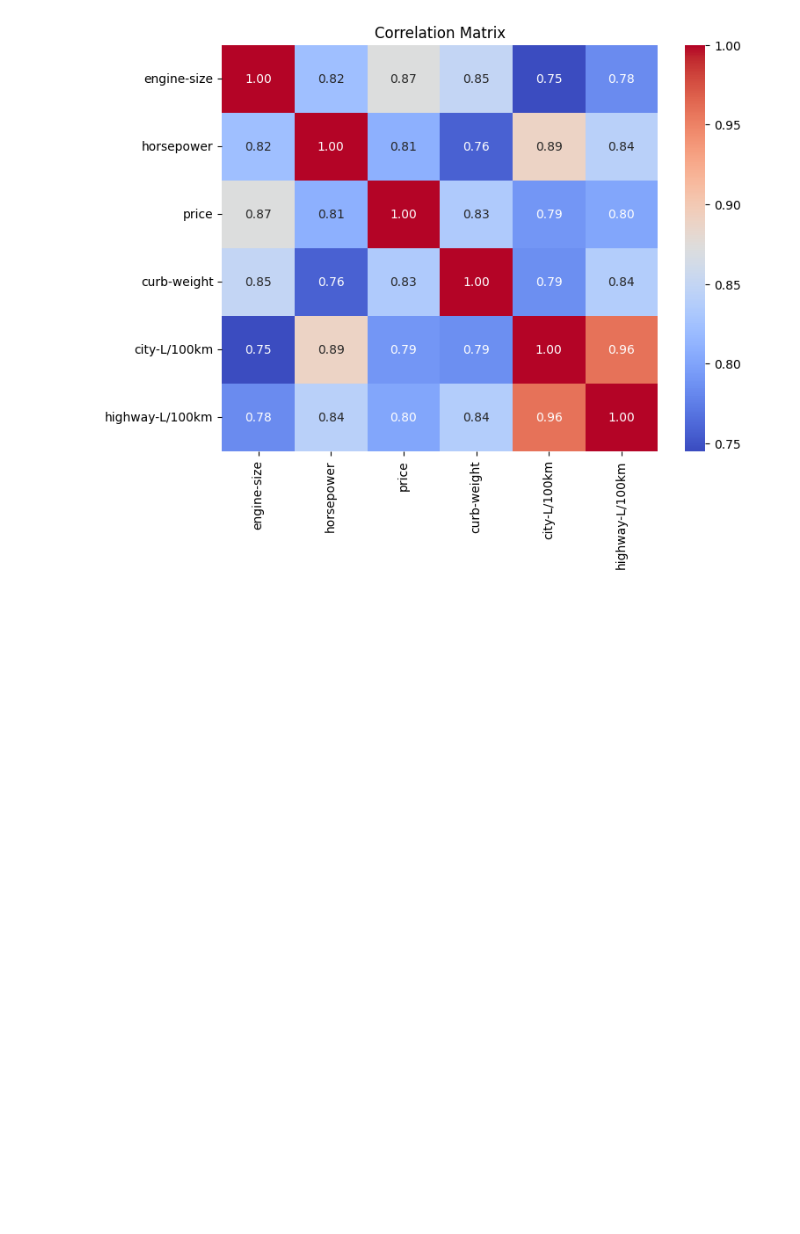
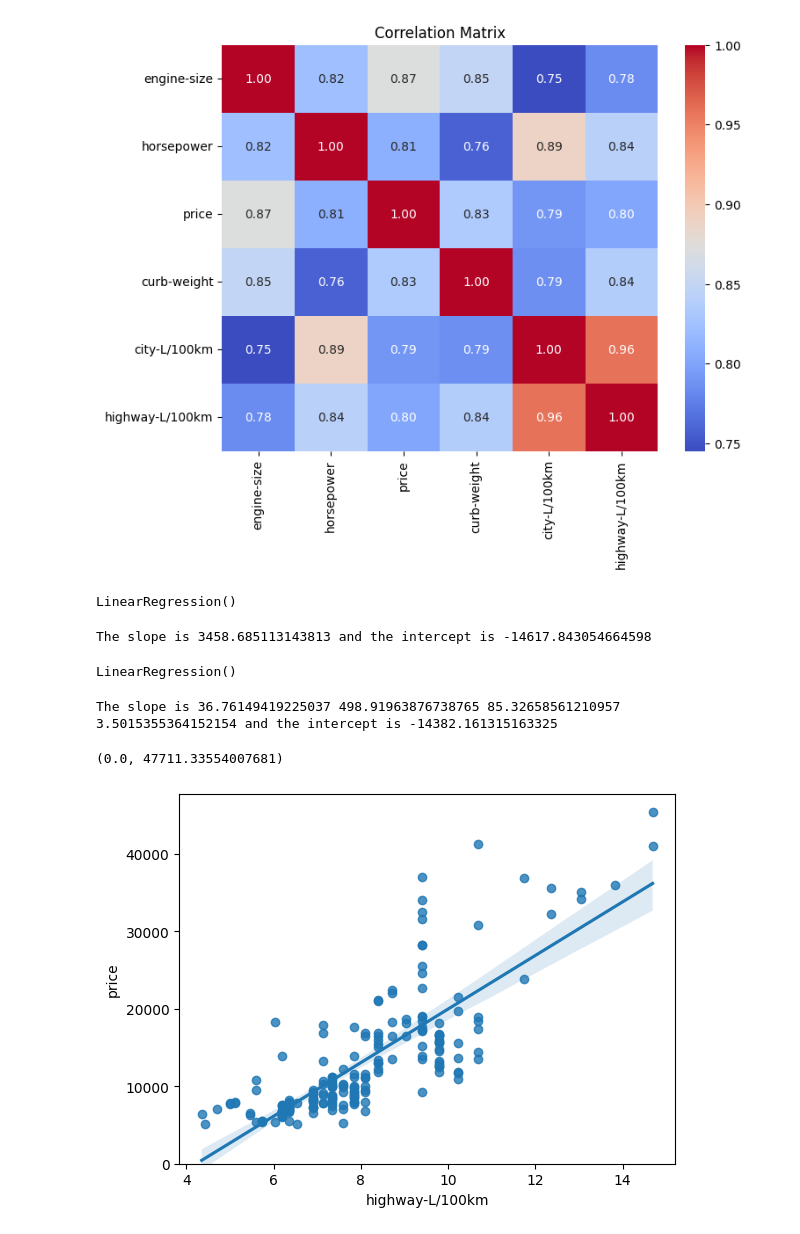
Before and after one commit to JosuePerezValenzuela/Data-Analysis-IBM, a Jupyter notebook: main.ipynb, the cells around one changed output. Saved outputs shown, nothing was run; the diff lists cells and outputs as text; code cells hidden in the pictures; blank space fills up the shorter version.

```diff
--- a/main.ipynb
+++ b/main.ipynb
@@ -797,3 +799,39 @@ plt.show()
 # Se puede usar la correlacion de Mutual Information para encontrar la correlacion entre variables categoricas y numericas
 # %% [output]
 [figure]
+# %%
+#Modulo 4
+#Desarrollo de modelos de machine learning
+# Regresion lineal
+
+from sklearn.linear_model import LinearRegression
+
+lm = LinearRegression()
+X = df[["highway-L/100km"]]
+Y = df["price"]
+lm.fit(X, Y)
+# %% [output]
+LinearRegression()
+# %%
+print("The slope is", lm.coef_[0], "and the intercept is", lm.intercept_)
+# %% [output]
+The slope is 3458.685113143813 and the intercept is -14617.843054664598
+# %%
+# Regresion multiple lineal
+Z = df[["horsepower", "highway-L/100km", "engine-size", "curb-weight"]]
+lm2 = LinearRegression()
+lm2.fit(Z, df["price"])
+# %% [output]
+LinearRegression()
+# %%
+print("The slope is", lm2.coef_[0], lm2.coef_[1], lm2.coef_[2], lm2.coef_[3], "and the intercept is", lm2.intercept_)
+# %% [output]
+The slope is 36.76149419225037 498.91963876738765 85.32658561210957 3.5015355364152154 and the intercept is -14382.161315163325
+# %%
+#model evaluation using Visualiztion
+import seaborn as sns
+sns.regplot(x="highway-L/100km", y="price", data=df)
+plt.ylim(0,)
+# %% [output]
+(0.0, 47711.33554007681)
+[figure, added]
```
Also changed, not shown: parts of 11 cells of this notebook.
